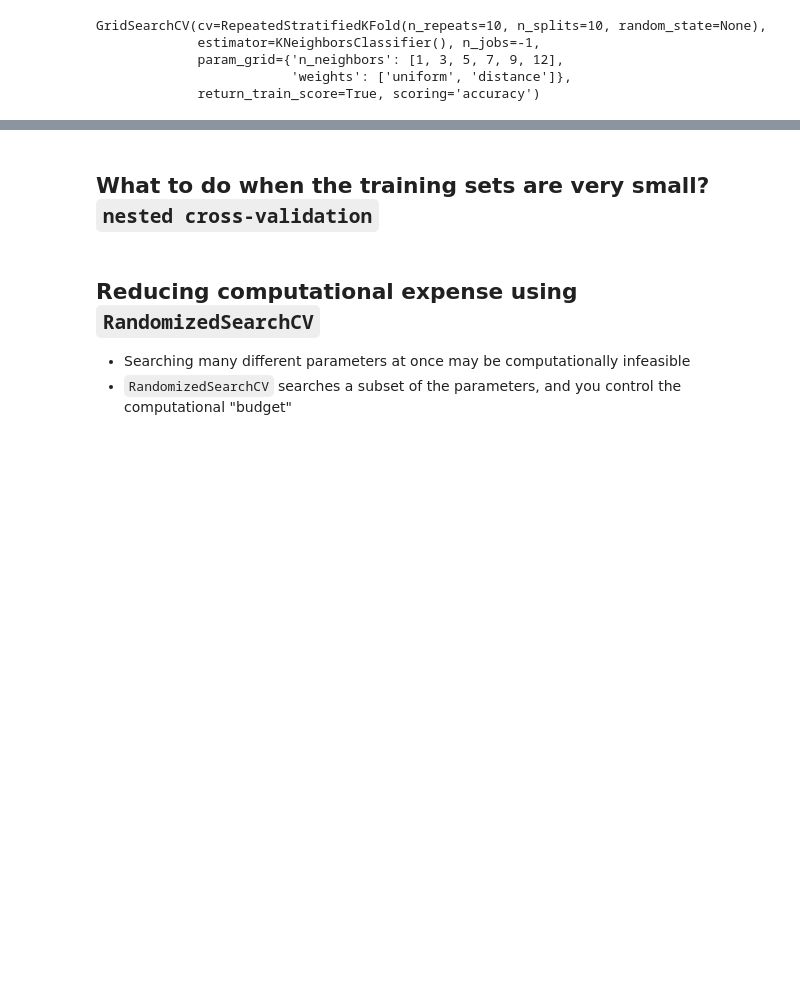
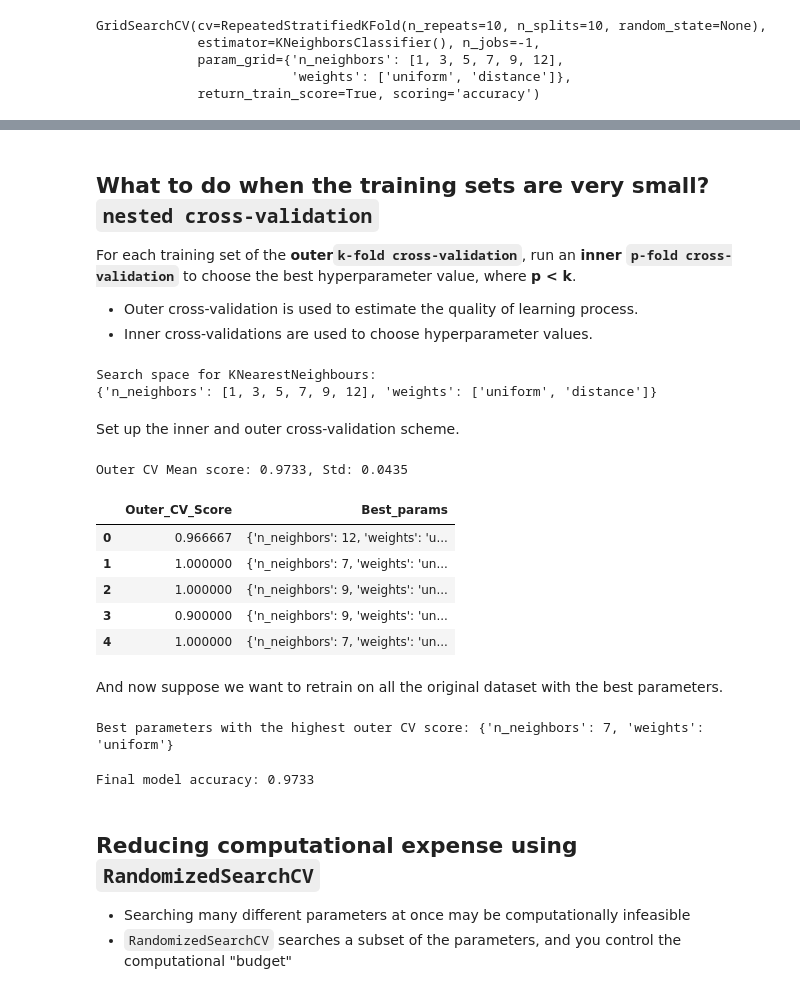
Before and after one commit to LeonardoSaccotelli/Machine-Learning-Collection-Lab, a Jupyter notebook: Machine-Learning-Lab/2-Model-Selection-Model-Evaluation/2.1-Model-Optimization.ipynb, the cells around one changed output, grey strips where cells are left out. Drawn from its saved outputs; the diff is of its cells as text; code cells hidden in the pictures; blank space fills up the shorter version.

```diff
--- a/Machine-Learning-Lab/2-Model-Selection-Model-Evaluation/2.1-Model-Optimization.ipynb
+++ b/Machine-Learning-Lab/2-Model-Selection-Model-Evaluation/2.1-Model-Optimization.ipynb
@@ -143,2 +144,5 @@ Test accuracy score: 1.0
 # %% [markdown]
 ## What to do when the training sets are very small? `nested cross-validation`
+For each training set of the **outer`k-fold cross-validation`**, run an **inner `p-fold cross-validation`** to choose the best hyperparameter value, where **p < k**.
+* Outer cross-validation is used to estimate the quality of learning process.
+* Inner cross-validations are used to choose hyperparameter values.
@@ -144,0 +151,9 @@ Test accuracy score: 1.0
+# %%
+param_grid = dict(n_neighbors=[1, 3, 5, 7, 9, 12],
+                  weights=['uniform', 'distance'])
+print(f'Search space for KNearestNeighbours:\n{param_grid}')
+# %% [output]
+Search space for KNearestNeighbours:
+{'n_neighbors': [1, 3, 5, 7, 9, 12], 'weights': ['uniform', 'distance']}
+# %% [markdown]
+Set up the inner and outer cross-validation scheme.
@@ -145,3 +163,50 @@ Test accuracy score: 1.0
+# %%
+outer_results = []
+
+for train_idx, test_idx in outer_cv.split(X, y):
+    X_train, X_test = X[train_idx], X[test_idx]
+    y_train, y_test = y[train_idx], y[test_idx]
+
+    # Perform GridSearchCV within each outer fold
+    grid_search = GridSearchCV(KNeighborsClassifier(), param_grid, cv=inner_cv, scoring='accuracy', return_train_score=True, refit=True, n_jobs=-1)
+    grid_search.fit(X_train, y_train)
+
+    test_score = best_model.score(X_test, y_test)
+    outer_results.append((test_score, grid_search.best_params_))
+
+outer_results = pd.DataFrame(outer_results, columns=["Outer_CV_Score", "Best_params"])
+print(f'Outer CV Mean score: {outer_results.Outer_CV_Score.mean():.4f}, '
+      f'Std: {outer_results.Outer_CV_Score.std():.4f}')
+outer_results
+# %% [output]
+Outer CV Mean score: 0.9733, Std: 0.0435
+|  | Outer_CV_Score | Best_params |
+| 0 | 0.966667 | {'n_neighbors': 12, 'weights': 'u... |
+| 1 | 1.000000 | {'n_neighbors': 7, 'weights': 'un... |
+| 2 | 1.000000 | {'n_neighbors': 9, 'weights': 'un... |
+| 3 | 0.900000 | {'n_neighbors': 9, 'weights': 'un... |
+| 4 | 1.000000 | {'n_neighbors': 7, 'weights': 'un... |
+# %% [markdown]
+And now suppose we want to retrain on all the original dataset with the best parameters.
+# %%
+# Finding the index of the maximum Outer_CV_Score
+max_score_idx = outer_results['Outer_CV_Score'].idxmax()
+
+# Extracting the best parameters corresponding to the maximum score
+best_params_with_max_score = outer_results.loc[max_score_idx, 'Best_params']
+print("Best parameters with the highest outer CV score:", best_params_with_max_score)
+# %% [output]
+Best parameters with the highest outer CV score: {'n_neighbors': 7, 'weights': 'uniform'}
+# %%
+# Re-train the model on the entire dataset with the best parameters
+best_model = KNeighborsClassifier(**best_params_with_max_score)
+best_model.fit(X, y)
+
+# Final evaluation on the entire dataset
+final_score = best_model.score(X, y)
+print(f'Final model accuracy: {final_score:.4f}')
+# %% [output]
+Final model accuracy: 0.9733
 # %% [markdown]
 ## Reducing computational expense using `RandomizedSearchCV`
 - Searching many different parameters at once may be computationally infeasible
```
Also changed, not shown: parts of 11 cells of this notebook.
